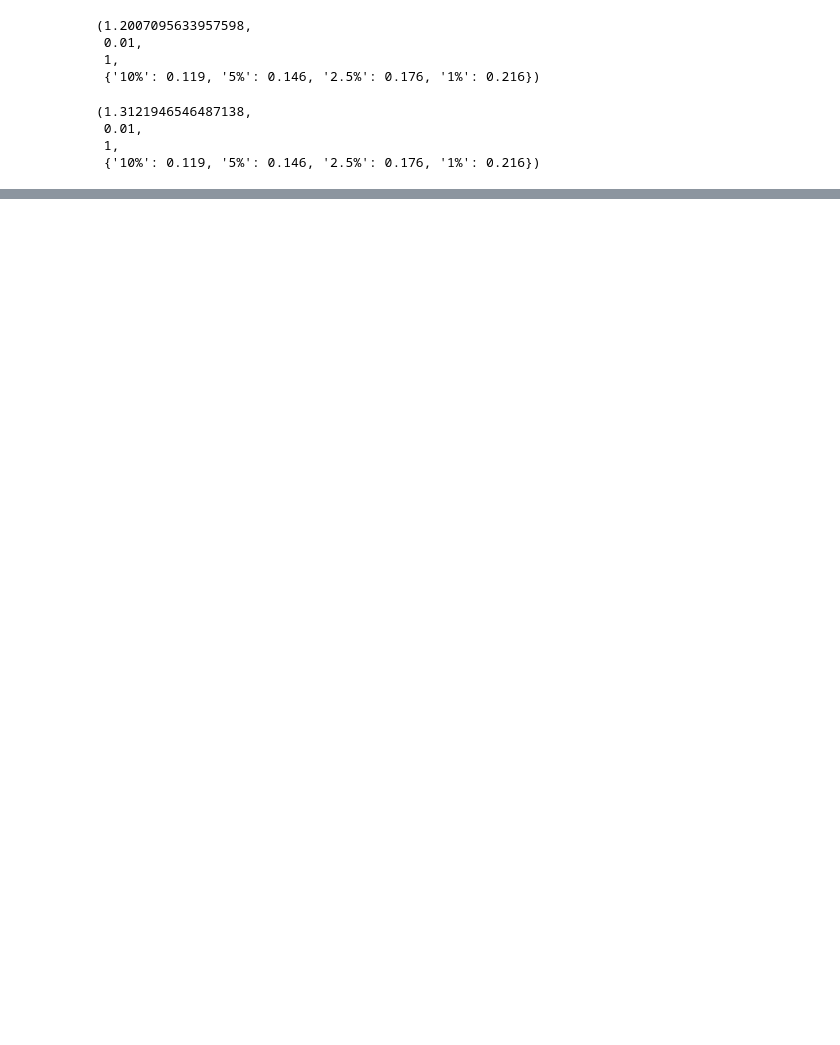
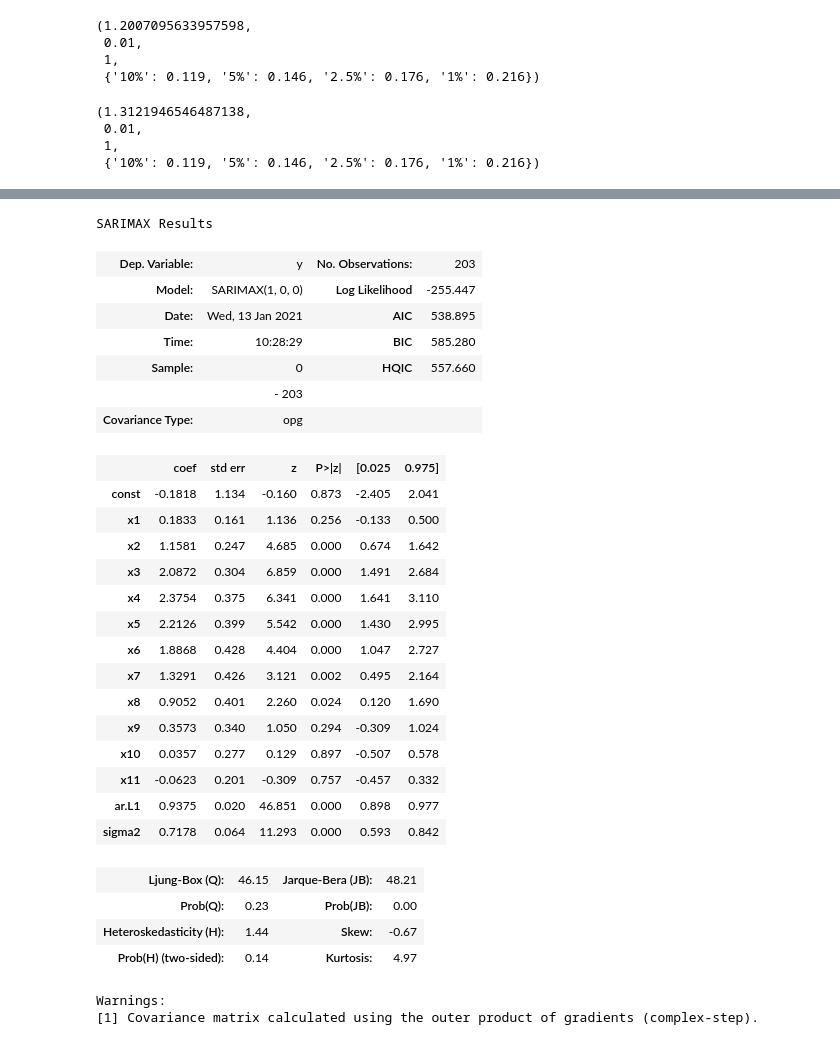
Before and after one commit to zholler/da_case_studies, a Jupyter notebook: ch18-case-shiller-la/ch18-ts-pred-homeprices.ipynb, the cells around one changed output, grey strips where cells are left out. Saved outputs shown, nothing was run; the diff lists cells and outputs as text; code cells hidden in the pictures; blank space fills up the shorter version.

```diff
--- a/ch18-case-shiller-la/ch18-ts-pred-homeprices.ipynb
+++ b/ch18-case-shiller-la/ch18-ts-pred-homeprices.ipynb
@@ -212,0 +318,32 @@ statsmodels.tsa.stattools.kpss(data['lnp'],regression='ct', nlags=1)
+# %%
+arima.summary()
+# %% [output]
+SARIMAX Results
+| Dep. Variable: | y | No. Observations: | 203 |
+| Model: | SARIMAX(1, 0, 0) | Log Likelihood | -255.447 |
+| Date: | Wed, 13 Jan 2021 | AIC | 538.895 |
+| Time: | 10:28:29 | BIC | 585.280 |
+| Sample: | 0 | HQIC | 557.660 |
+|  | - 203 |  |  |
+| Covariance Type: | opg |  |  |
+|  | coef | std err | z | P>|z| | [0.025 | 0.975] |
+| const | -0.1818 | 1.134 | -0.160 | 0.873 | -2.405 | 2.041 |
+| x1 | 0.1833 | 0.161 | 1.136 | 0.256 | -0.133 | 0.500 |
+| x2 | 1.1581 | 0.247 | 4.685 | 0.000 | 0.674 | 1.642 |
+| x3 | 2.0872 | 0.304 | 6.859 | 0.000 | 1.491 | 2.684 |
+| x4 | 2.3754 | 0.375 | 6.341 | 0.000 | 1.641 | 3.110 |
+| x5 | 2.2126 | 0.399 | 5.542 | 0.000 | 1.430 | 2.995 |
+| x6 | 1.8868 | 0.428 | 4.404 | 0.000 | 1.047 | 2.727 |
+| x7 | 1.3291 | 0.426 | 3.121 | 0.002 | 0.495 | 2.164 |
+| x8 | 0.9052 | 0.401 | 2.260 | 0.024 | 0.120 | 1.690 |
+| x9 | 0.3573 | 0.340 | 1.050 | 0.294 | -0.309 | 1.024 |
+| x10 | 0.0357 | 0.277 | 0.129 | 0.897 | -0.507 | 0.578 |
+| x11 | -0.0623 | 0.201 | -0.309 | 0.757 | -0.457 | 0.332 |
+| ar.L1 | 0.9375 | 0.020 | 46.851 | 0.000 | 0.898 | 0.977 |
+| sigma2 | 0.7178 | 0.064 | 11.293 | 0.000 | 0.593 | 0.842 |
+| Ljung-Box (Q): | 46.15 | Jarque-Bera (JB): | 48.21 |
+| Prob(Q): | 0.23 | Prob(JB): | 0.00 |
+| Heteroskedasticity (H): | 1.44 | Skew: | -0.67 |
+| Prob(H) (two-sided): | 0.14 | Kurtosis: | 4.97 |
+Warnings:
+[1] Covariance matrix calculated using the outer product of gradients (complex-step).
```
Also changed, not shown: parts of 16 cells of this notebook, 3 other files.
